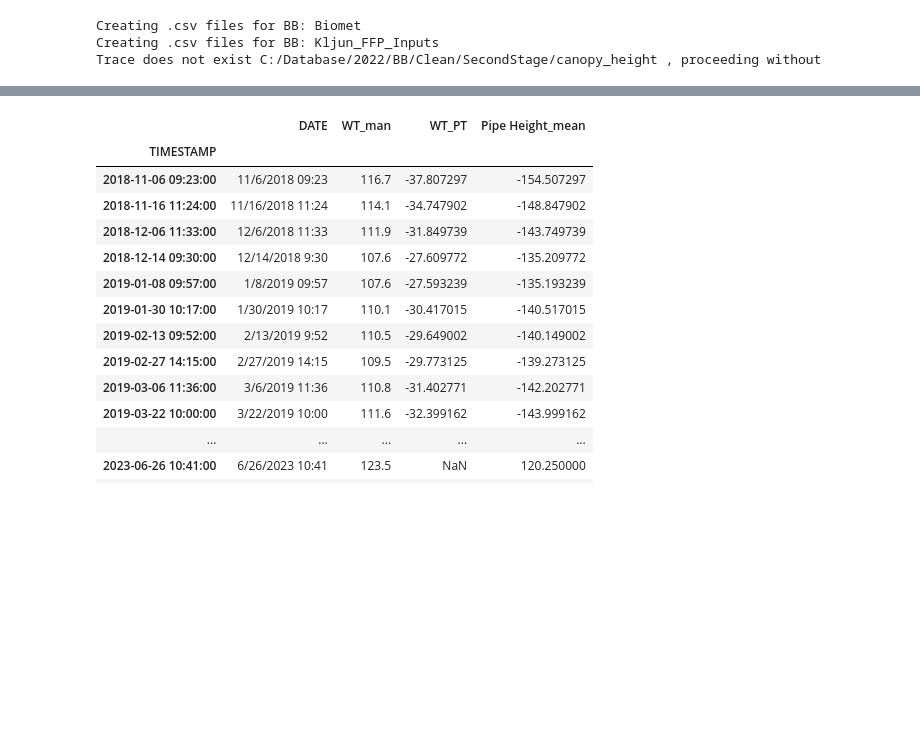
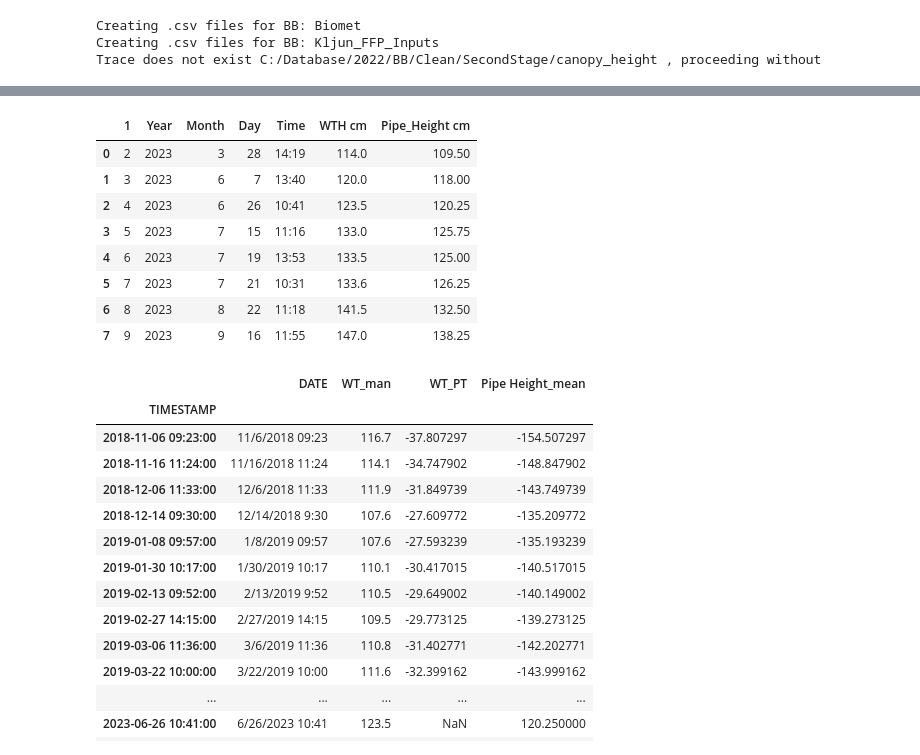
Before and after one commit to June-Skeeter/Micromet.py, a Jupyter notebook: Biomet_Database_Functions/callFunctions.ipynb, the cells around one changed output, grey strips where cells are left out. Saved outputs shown, nothing was run; the diff lists cells and outputs as text; code cells hidden in the pictures; blank space fills up the shorter version.

```diff
--- a/Biomet_Database_Functions/callFunctions.ipynb
+++ b/Biomet_Database_Functions/callFunctions.ipynb
@@ -37,3 +85,24 @@ exclude
+# %%
+sheet = 'https://docs.google.com/spreadsheets/d/1sUKRRCaDm0Am-VQjUrMvAuK8YG2Ad9hi3tMHcQDrnKM/edit?usp=sharing'
+
+sheet = 'https://docs.google.com/spreadsheets/d/e/2PACX-1vQPareyDN7uQ6Jxq5aOJG0lGvVnIZHrkrzX10JBuCEX_6Xe1Y-yIuHBa_hSfaMSGs4kJed0fB5MWKb9/pubhtml'
+
+import pandas as pd
+
+df = pd.read_html(sheet,skiprows=1)
+
+# len(df[1])
+df[0]
+# %% [output]
+|  | 1 | Year | Month | Day | Time | WTH cm | Pipe_Height cm |
+| 0 | 2 | 2023 | 3 | 28 | 14:19 | 114.0 | 109.50 |
+| 1 | 3 | 2023 | 6 | 7 | 13:40 | 120.0 | 118.00 |
+| 2 | 4 | 2023 | 6 | 26 | 10:41 | 123.5 | 120.25 |
+| 3 | 5 | 2023 | 7 | 15 | 11:16 | 133.0 | 125.75 |
+| 4 | 6 | 2023 | 7 | 19 | 13:53 | 133.5 | 125.00 |
+| 5 | 7 | 2023 | 7 | 21 | 10:31 | 133.6 | 126.25 |
+| 6 | 8 | 2023 | 8 | 22 | 11:18 | 141.5 | 132.50 |
+| 7 | 9 | 2023 | 9 | 16 | 11:55 | 147.0 | 138.25 |
 # %%
 import pandas as pd
 # BB1
```
Also changed, not shown: parts of 5 cells of this notebook, 19 other files.
